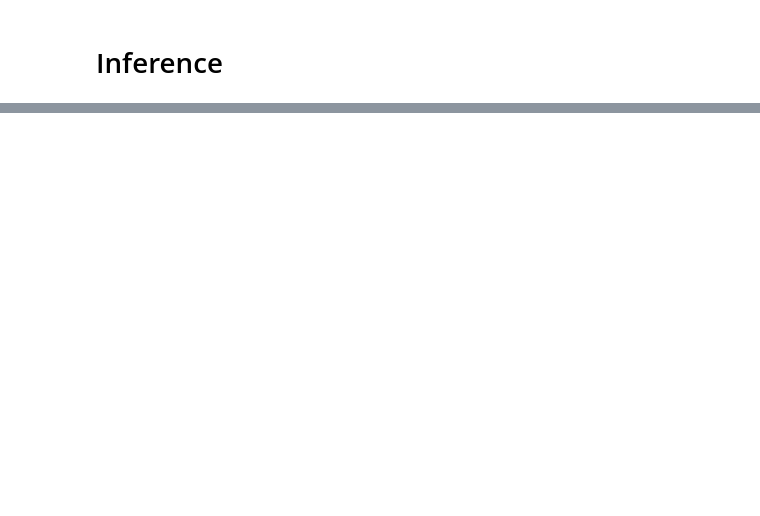
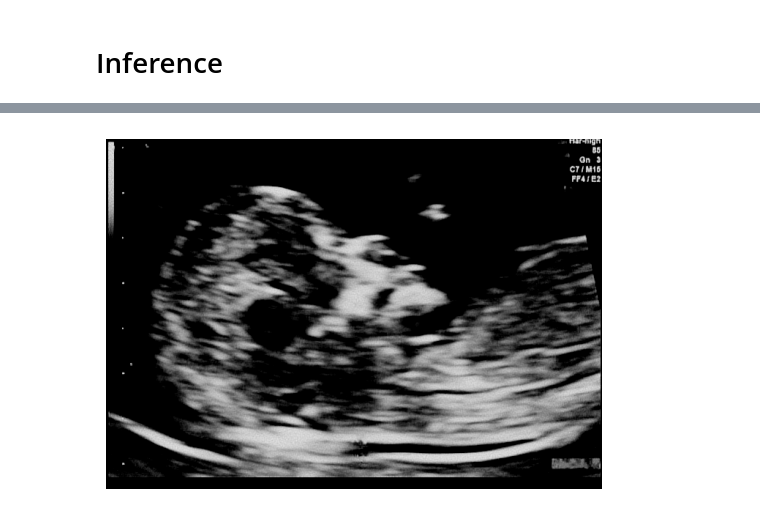
Before and after one commit to josulas/iamedic-demo, a Jupyter notebook: models-training/segmentater-inference.ipynb, the cells around one changed output, grey strips where cells are left out. Cells and saved outputs as stored; diff of their text form; code cells hidden in the pictures; blank space fills up the shorter version.

```diff
--- a/models-training/segmentater-inference.ipynb
+++ b/models-training/segmentater-inference.ipynb
@@ -22,3 +37,9 @@ img_array = np.array(resized_img, dtype=np.float32) / 255.0
+# %%
+plt.imshow(denoised_img, cmap='gray')
+plt.axis('off')
+plt.show()
+# %% [output]
+[figure, added]
 # %%
 input_tensor = img_array[np.newaxis, np.newaxis, :, :]
 # %%
```
Also changed, not shown: parts of 8 cells of this notebook, 1 other file.
